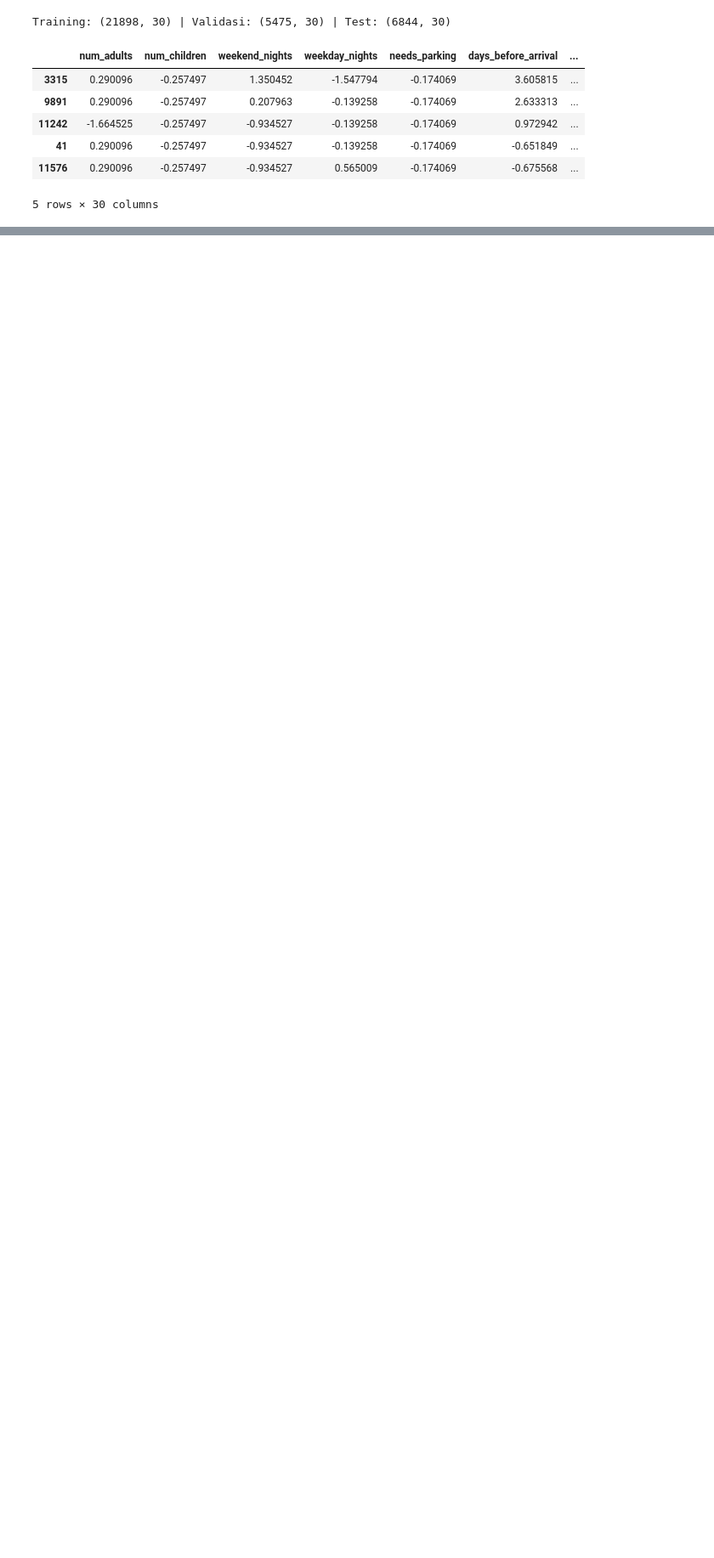
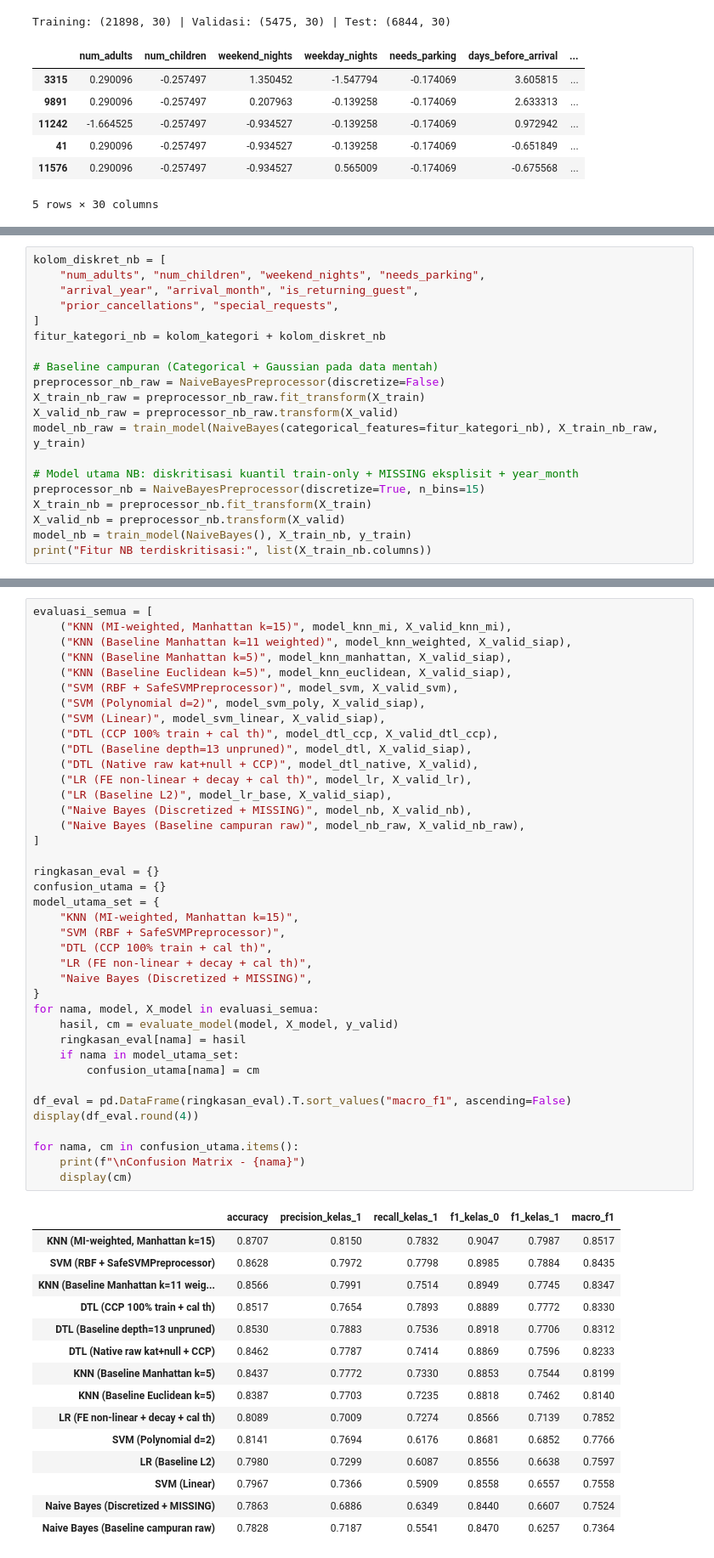
Before and after one commit to Alpaomega1136/IF3170_G31_KelompokDadakan, a Jupyter notebook: src/notebooks/IF3170_G31_KelompokDadakan.ipynb, the cells around one changed output, grey strips where cells are left out. Shown at 85% size. Saved outputs shown, nothing was run; the diff lists cells and outputs as text; blank space fills up the shorter version.

```diff
--- a/src/notebooks/IF3170_G31_KelompokDadakan.ipynb
+++ b/src/notebooks/IF3170_G31_KelompokDadakan.ipynb
@@ -1026,0 +628,20 @@ The analysis supports each step taken in this notebook.
+# %%
+kolom_diskret_nb = [
+    "num_adults", "num_children", "weekend_nights", "needs_parking",
+    "arrival_year", "arrival_month", "is_returning_guest",
+    "prior_cancellations", "special_requests",
+]
+fitur_kategori_nb = kolom_kategori + kolom_diskret_nb
+
+# Baseline campuran (Categorical + Gaussian pada data mentah)
+preprocessor_nb_raw = NaiveBayesPreprocessor(discretize=False)
+X_train_nb_raw = preprocessor_nb_raw.fit_transform(X_train)
+X_valid_nb_raw = preprocessor_nb_raw.transform(X_valid)
+model_nb_raw = train_model(NaiveBayes(categorical_features=fitur_kategori_nb), X_train_nb_raw, y_train)
+
+# Model utama NB: diskritisasi kuantil train-only + MISSING eksplisit + year_month
+preprocessor_nb = NaiveBayesPreprocessor(discretize=True, n_bins=15)
+X_train_nb = preprocessor_nb.fit_transform(X_train)
+X_valid_nb = preprocessor_nb.transform(X_valid)
+model_nb = train_model(NaiveBayes(), X_train_nb, y_train)
+print("Fitur NB terdiskritisasi:", list(X_train_nb.columns))
@@ -1026,0 +654,55 @@ The analysis supports each step taken in this notebook.
+# %%
+evaluasi_semua = [
+    ("KNN (MI-weighted, Manhattan k=15)", model_knn_mi, X_valid_knn_mi),
+    ("KNN (Baseline Manhattan k=11 weighted)", model_knn_weighted, X_valid_siap),
+    ("KNN (Baseline Manhattan k=5)", model_knn_manhattan, X_valid_siap),
+    ("KNN (Baseline Euclidean k=5)", model_knn_euclidean, X_valid_siap),
+    ("SVM (RBF + SafeSVMPreprocessor)", model_svm, X_valid_svm),
+    ("SVM (Polynomial d=2)", model_svm_poly, X_valid_siap),
+    ("SVM (Linear)", model_svm_linear, X_valid_siap),
+    ("DTL (CCP 100% train + cal th)", model_dtl_ccp, X_valid_dtl_ccp),
+    ("DTL (Baseline depth=13 unpruned)", model_dtl, X_valid_siap),
+    ("DTL (Native raw kat+null + CCP)", model_dtl_native, X_valid),
+    ("LR (FE non-linear + decay + cal th)", model_lr, X_valid_lr),
+    ("LR (Baseline L2)", model_lr_base, X_valid_siap),
+    ("Naive Bayes (Discretized + MISSING)", model_nb, X_valid_nb),
+    ("Naive Bayes (Baseline campuran raw)", model_nb_raw, X_valid_nb_raw),
+]
+
+ringkasan_eval = {}
+confusion_utama = {}
+model_utama_set = {
+    "KNN (MI-weighted, Manhattan k=15)",
+    "SVM (RBF + SafeSVMPreprocessor)",
+    "DTL (CCP 100% train + cal th)",
+    "LR (FE non-linear + decay + cal th)",
+    "Naive Bayes (Discretized + MISSING)",
+}
+for nama, model, X_model in evaluasi_semua:
+    hasil, cm = evaluate_model(model, X_model, y_valid)
+    ringkasan_eval[nama] = hasil
+    if nama in model_utama_set:
+        confusion_utama[nama] = cm
+
+df_eval = pd.DataFrame(ringkasan_eval).T.sort_values("macro_f1", ascending=False)
+display(df_eval.round(4))
+
+for nama, cm in confusion_utama.items():
+    print(f"\nConfusion Matrix - {nama}")
+    display(cm)
+# %% [output]
+|  | accuracy | precision_kelas_1 | recall_kelas_1 | f1_kelas_0 | f1_kelas_1 | macro_f1 |
+| KNN (MI-weighted, Manhattan k=15) | 0.8707 | 0.8150 | 0.7832 | 0.9047 | 0.7987 | 0.8517 |
+| SVM (RBF + SafeSVMPreprocessor) | 0.8628 | 0.7972 | 0.7798 | 0.8985 | 0.7884 | 0.8435 |
+| KNN (Baseline Manhattan k=11 weig... | 0.8566 | 0.7991 | 0.7514 | 0.8949 | 0.7745 | 0.8347 |
+| DTL (CCP 100% train + cal th) | 0.8517 | 0.7654 | 0.7893 | 0.8889 | 0.7772 | 0.8330 |
+| DTL (Baseline depth=13 unpruned) | 0.8530 | 0.7883 | 0.7536 | 0.8918 | 0.7706 | 0.8312 |
+| DTL (Native raw kat+null + CCP) | 0.8462 | 0.7787 | 0.7414 | 0.8869 | 0.7596 | 0.8233 |
+| KNN (Baseline Manhattan k=5) | 0.8437 | 0.7772 | 0.7330 | 0.8853 | 0.7544 | 0.8199 |
+| KNN (Baseline Euclidean k=5) | 0.8387 | 0.7703 | 0.7235 | 0.8818 | 0.7462 | 0.8140 |
+| LR (FE non-linear + decay + cal th) | 0.8089 | 0.7009 | 0.7274 | 0.8566 | 0.7139 | 0.7852 |
+| SVM (Polynomial d=2) | 0.8141 | 0.7694 | 0.6176 | 0.8681 | 0.6852 | 0.7766 |
+| LR (Baseline L2) | 0.7980 | 0.7299 | 0.6087 | 0.8556 | 0.6638 | 0.7597 |
+| SVM (Linear) | 0.7967 | 0.7366 | 0.5909 | 0.8558 | 0.6557 | 0.7558 |
+| Naive Bayes (Discretized + MISSING) | 0.7863 | 0.6886 | 0.6349 | 0.8440 | 0.6607 | 0.7524 |
+| Naive Bayes (Baseline campuran raw) | 0.7828 | 0.7187 | 0.5541 | 0.8470 | 0.6257 | 0.7364 |
```
Also changed, not shown: parts of 125 cells of this notebook, 24 other files.
